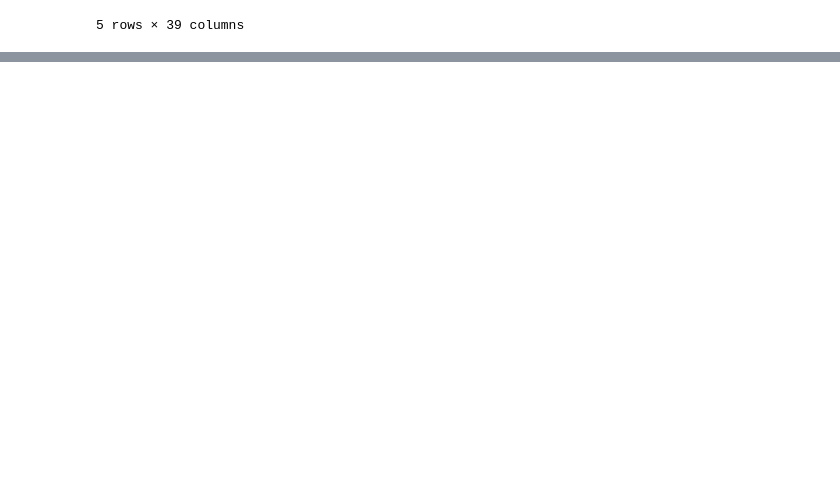
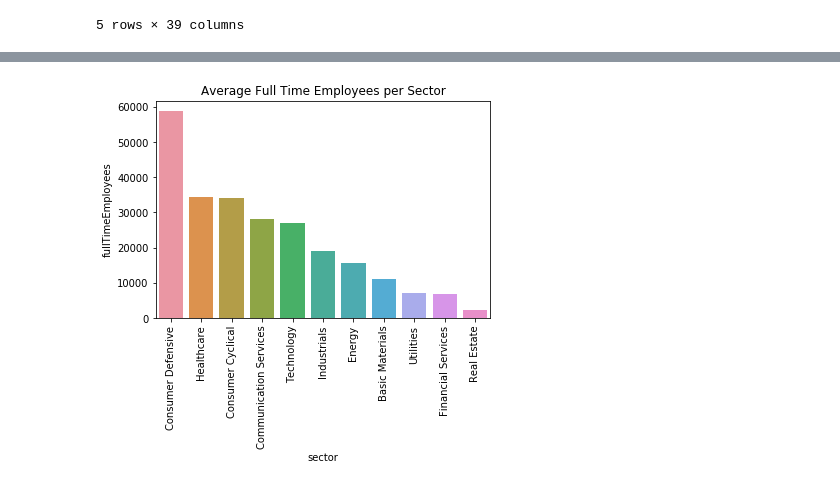
Before and after one commit to ipatel467/Stock-Market-Analysis, a Jupyter notebook: Stocks.ipynb, the cells around one changed output, grey strips where cells are left out. Cells and saved outputs as stored; diff of their text form; code cells hidden in the pictures; blank space fills up the shorter version.

```diff
--- a/Stocks.ipynb
+++ b/Stocks.ipynb
@@ -256,0 +264,6 @@ plt.xticks(rotation=90);
+# %%
+sns.barplot(data = avg_emp_sect ,x='sector',y='fullTimeEmployees');
+plt.xticks(rotation=90);
+plt.title("Average Full Time Employees per Sector");
+# %% [output]
+[figure, added]
```
Also changed, not shown: parts of 8 cells of this notebook.
